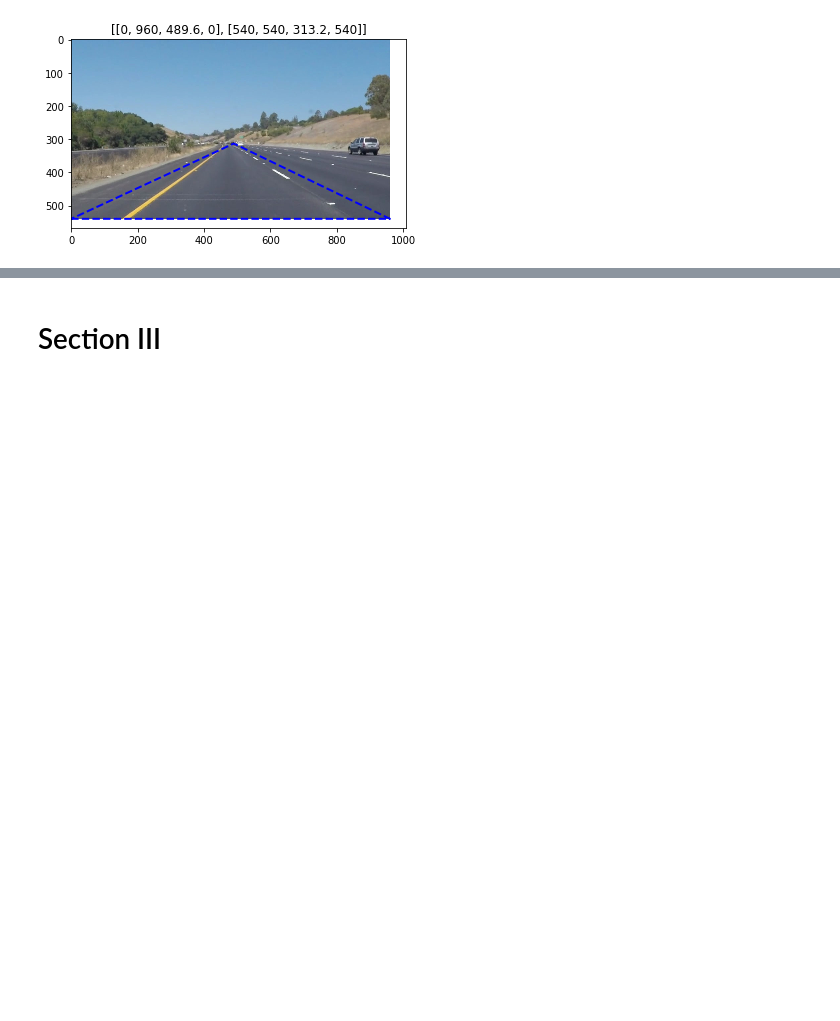
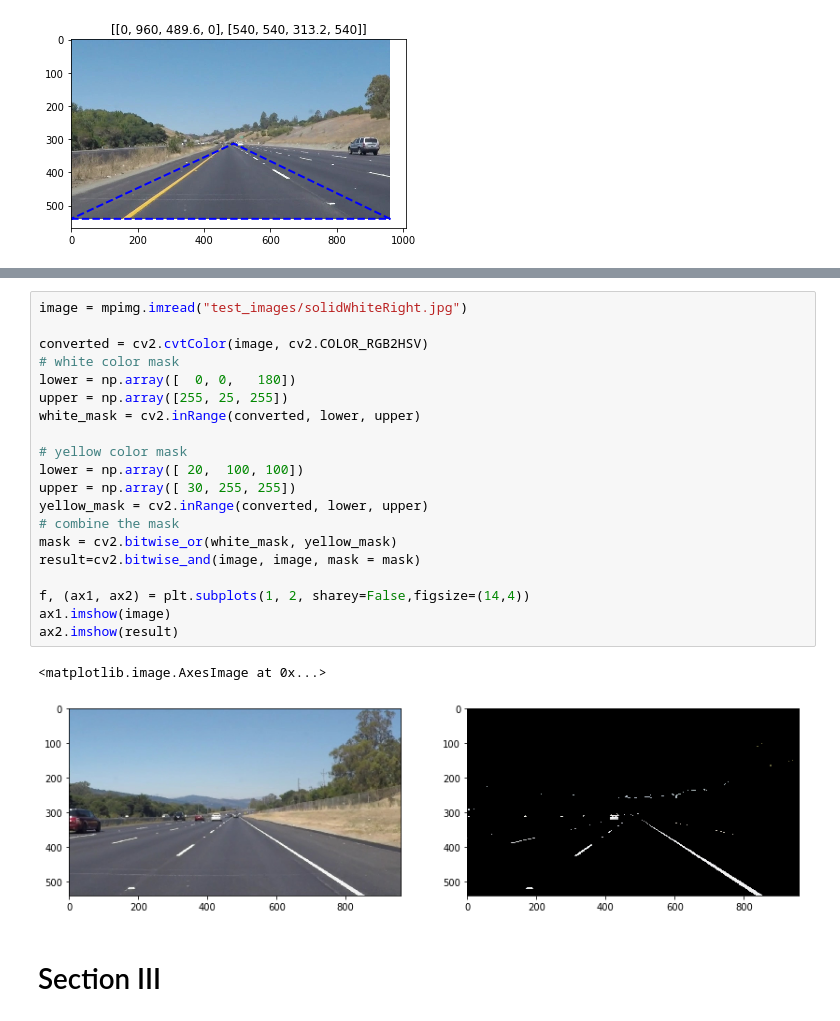
Before and after one commit to iPhoring/ComputerVision, a Jupyter notebook: P1.ipynb, the cells around one changed output, grey strips where cells are left out. Saved outputs shown, nothing was run; the diff lists cells and outputs as text; blank space fills up the shorter version.

```diff
--- a/P1.ipynb
+++ b/P1.ipynb
@@ -380,3 +362,26 @@ for l in range(50,52,1):
+# %%
+image = mpimg.imread("test_images/solidWhiteRight.jpg")
+
+converted = cv2.cvtColor(image, cv2.COLOR_RGB2HSV)
+# white color mask
+lower = np.array([  0, 0,   180])
+upper = np.array([255, 25, 255])
+white_mask = cv2.inRange(converted, lower, upper)
+
+# yellow color mask
+lower = np.array([ 20,  100, 100])
+upper = np.array([ 30, 255, 255])
+yellow_mask = cv2.inRange(converted, lower, upper)
+# combine the mask
+mask = cv2.bitwise_or(white_mask, yellow_mask)
+result=cv2.bitwise_and(image, image, mask = mask)
+
+f, (ax1, ax2) = plt.subplots(1, 2, sharey=False,figsize=(14,4))
+ax1.imshow(image)
+ax2.imshow(result)
+# %% [output]
+<matplotlib.image.AxesImage at 0x...>
+[figure, added]
 # %% [markdown]
 # Section III
 # %% [markdown]
```
Also changed, not shown: parts of 13 cells of this notebook.
